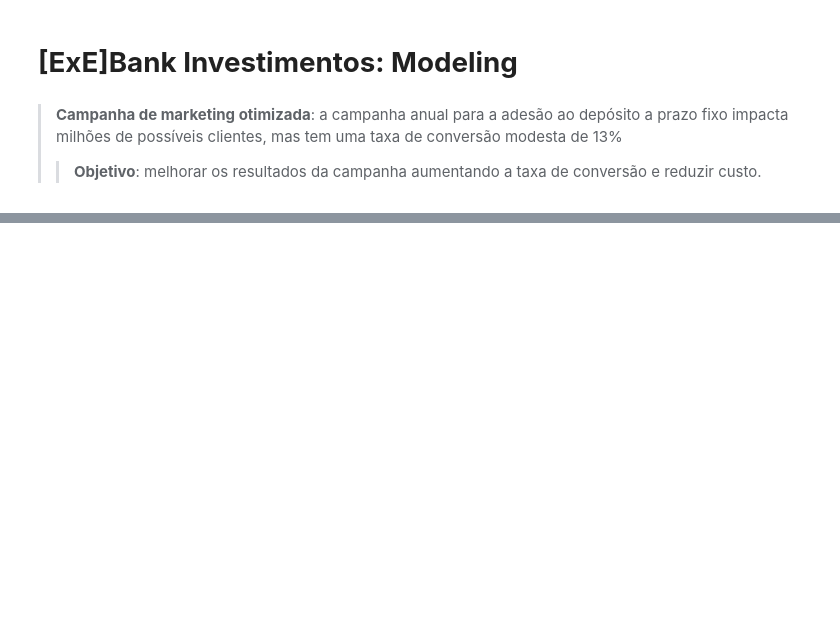
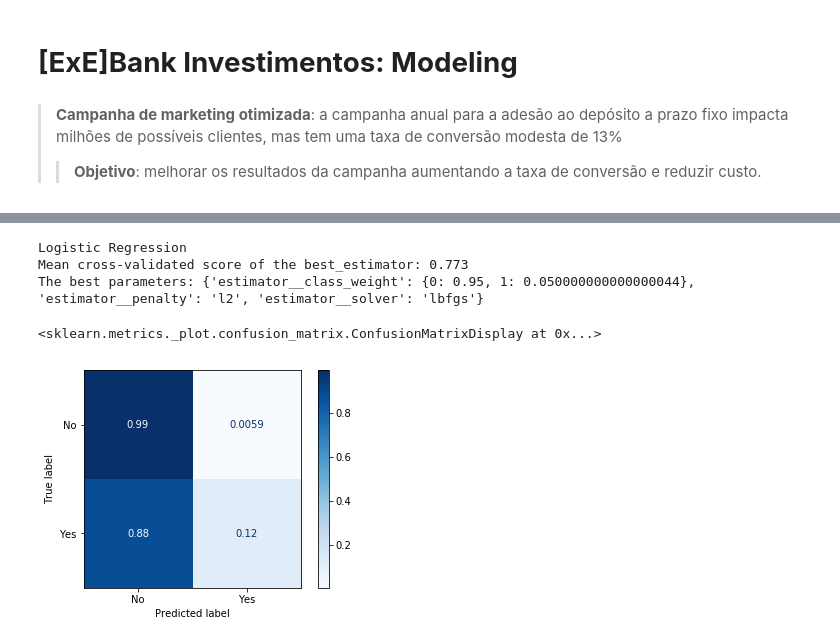
Before and after one commit to andluizsouza/ExE-projects, a Jupyter notebook: ExeBank/ExeBank_Modeling.ipynb, the cells around one changed output, grey strips where cells are left out. Drawn from its saved outputs; the diff is of its cells as text; code cells hidden in the pictures; blank space fills up the shorter version.

```diff
--- a/ExeBank/ExeBank_Modeling.ipynb
+++ b/ExeBank/ExeBank_Modeling.ipynb
@@ -44,0 +102,17 @@ memory usage: 6.6+ MB
+# %%
+grid_LogR = GridSearchCV(pip_LogR, param_grid=param_LogR, cv=3, scoring='precision', n_jobs=-1)
+grid_LogR.fit(X_train, Y_train)
+
+print("Logistic Regression")
+print("Mean cross-validated score of the best_estimator: %.3f" % grid_LogR.best_score_)
+print("The best parameters:", grid_LogR.best_params_)
+# %% [output]
+Logistic Regression
+Mean cross-validated score of the best_estimator: 0.773
+The best parameters: {'estimator__class_weight': {0: 0.95, 1: 0.050000000000000044}, 'estimator__penalty': 'l2', 'estimator__solver': 'lbfgs'}
+# %%
+plot_confusion_matrix(grid_LogR.best_estimator_, X_test, Y_test, display_labels=labels_display,
+                    cmap=plt.cm.Blues, normalize='true')
+# %% [output]
+<sklearn.metrics._plot.confusion_matrix.ConfusionMatrixDisplay at 0x...>
+[figure, added]
```
Also changed, not shown: parts of 28 cells of this notebook, 4 other files.
